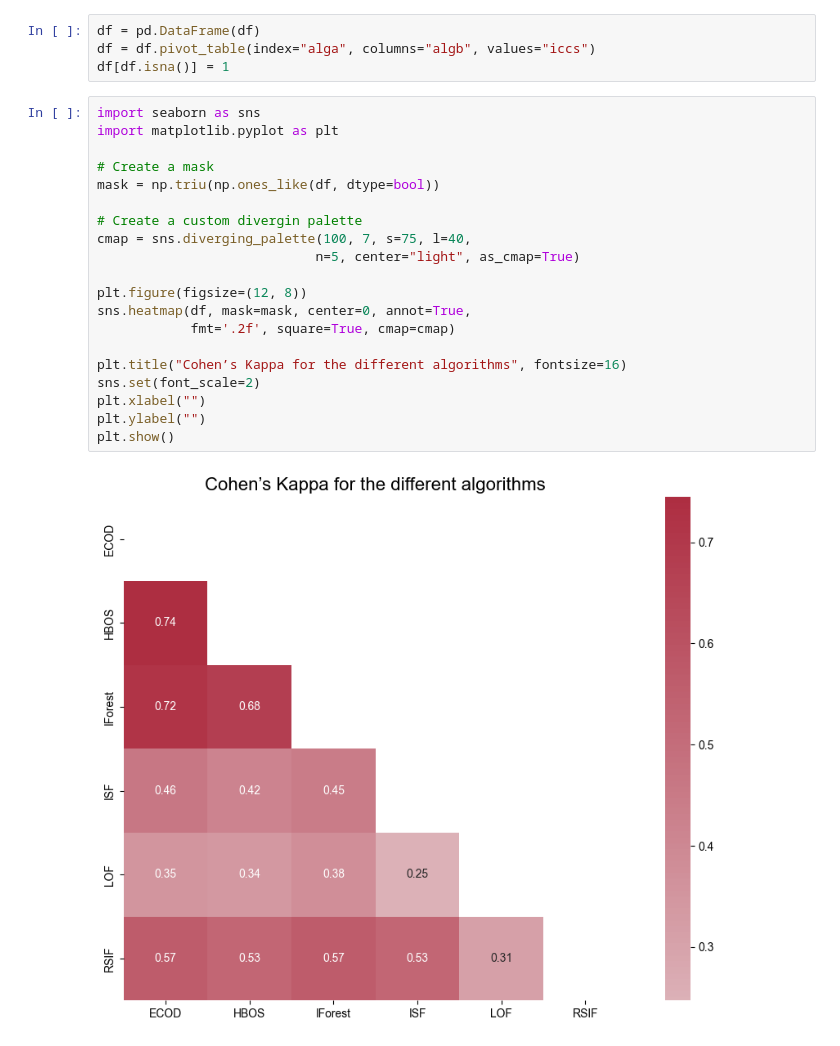
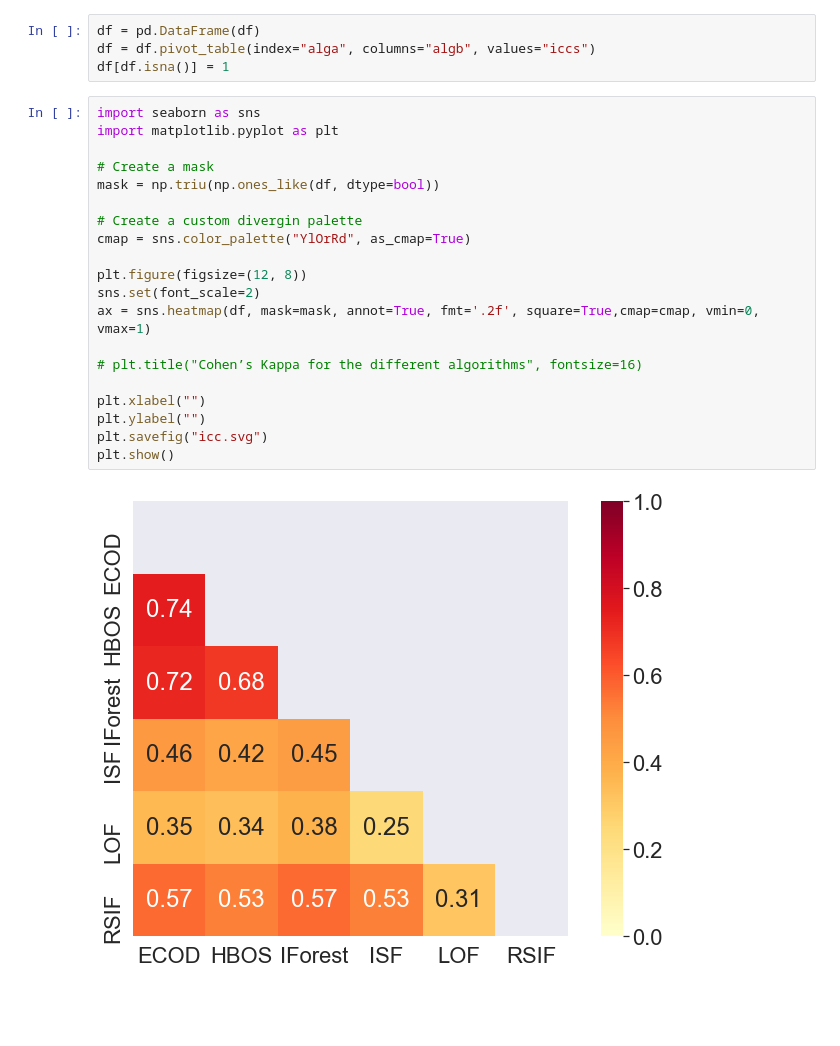
Before and after one commit to SebChw/RSIF, a Jupyter notebook: notebooks/cappa.ipynb, the cells around one changed output. Cells and saved outputs as stored; diff of their text form; blank space fills up the shorter version.

Commit message:
Updated visualizations

```diff
--- a/notebooks/cappa.ipynb
+++ b/notebooks/cappa.ipynb
@@ -84,22 +95,22 @@ df[df.isna()] = 1
 # %%
 import seaborn as sns
 import matplotlib.pyplot as plt
 
 # Create a mask
 mask = np.triu(np.ones_like(df, dtype=bool))
 
 # Create a custom divergin palette
-cmap = sns.diverging_palette(100, 7, s=75, l=40,
-                            n=5, center="light", as_cmap=True)
+cmap = sns.color_palette("YlOrRd", as_cmap=True)
 
 plt.figure(figsize=(12, 8))
-sns.heatmap(df, mask=mask, center=0, annot=True,
-            fmt='.2f', square=True, cmap=cmap)
+sns.set(font_scale=2)
+ax = sns.heatmap(df, mask=mask, annot=True, fmt='.2f', square=True,cmap=cmap, vmin=0, vmax=1)
 
-plt.title("Cohen’s Kappa for the different algorithms", fontsize=16)
-sns.set(font_scale=2)
+# plt.title("Cohen’s Kappa for the different algorithms", fontsize=16)
+
 plt.xlabel("")
 plt.ylabel("")
+plt.savefig("icc.svg")
 plt.show()
 # %% [output]
-[figure, old version]
+[figure, new version]
```
Also changed, not shown: parts of 1 cell of this notebook, 15 other files.
